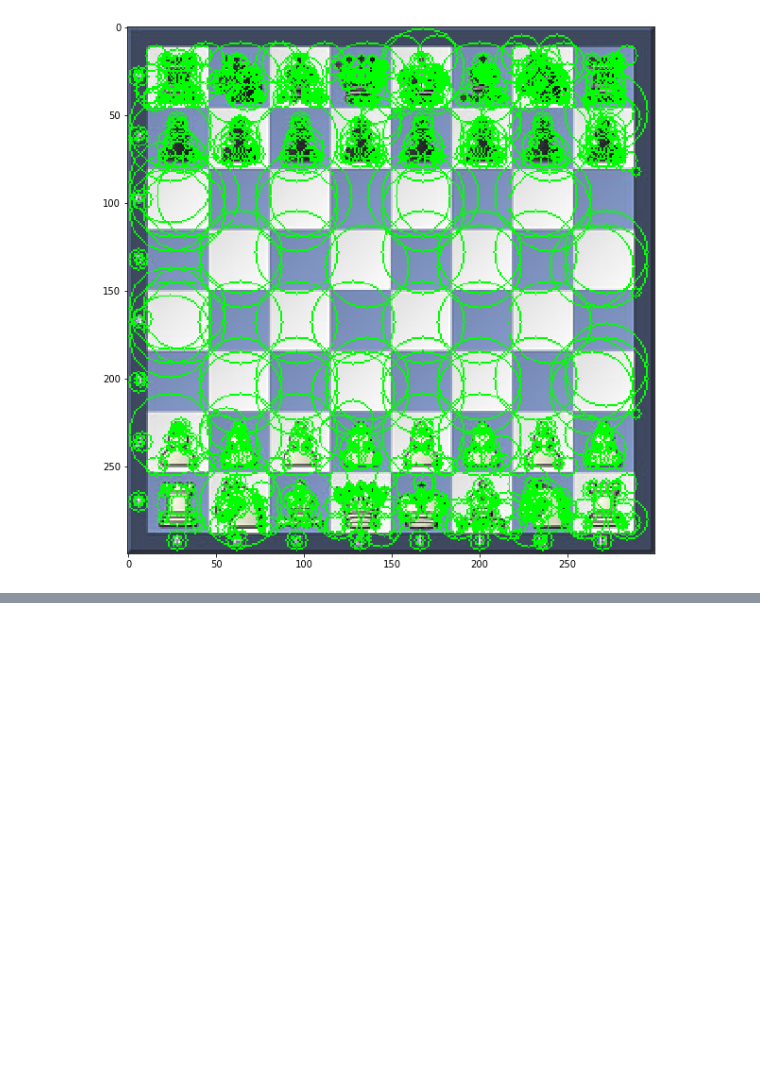
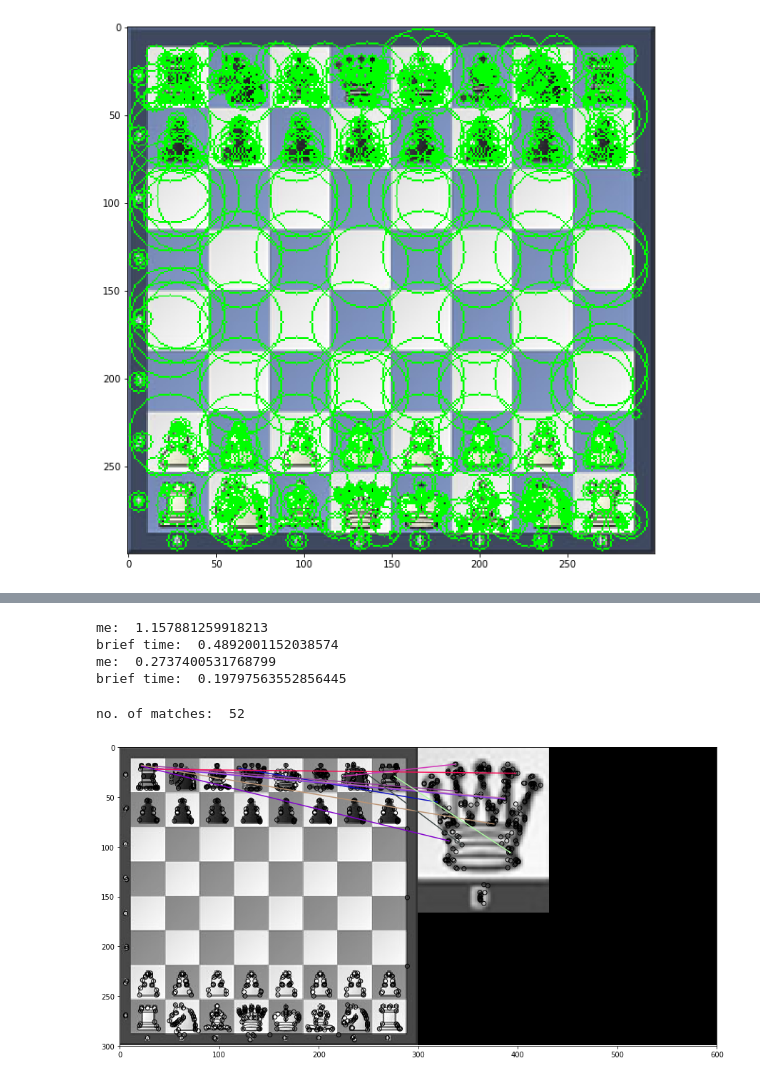
Before and after one commit to AhmedHisham1/ORB-feature-matching, a Jupyter notebook: Notebook.ipynb, the cells around one changed output, grey strips where cells are left out. Saved outputs shown, nothing was run; the diff lists cells and outputs as text; code cells hidden in the pictures; blank space fills up the shorter version.

Commit message:
match

```diff
--- a/Notebook.ipynb
+++ b/Notebook.ipynb
@@ -151,2 +151,46 @@ orientations time:  0.36762523651123047
 [figure]
 [figure]
+# %%
+img1 = cv2.imread('images/chess.jpg')
+original_img = cv2.cvtColor(img1, cv2.COLOR_BGR2RGB)
+img1 = cv2.cvtColor(img1, cv2.COLOR_BGR2RGB)
+gray1 = cv2.cvtColor(img1, cv2.COLOR_RGB2GRAY)
+
+t1 = time()
+keypoints1 = FAST(gray1, N=9, threshold=0.15, nms_window=3)
+print('me: ', time()-t1)
+
+t4 = time()
+d1 = BRIEF(gray1, keypoints1, n=512)
+print('brief time: ', time()-t4)
+
+img2 = cv2.imread('images/chess2.jpg')
+original_img = cv2.cvtColor(img2, cv2.COLOR_BGR2RGB)
+img2 = cv2.cvtColor(img2, cv2.COLOR_BGR2RGB)
+gray2 = cv2.cvtColor(img2, cv2.COLOR_RGB2GRAY)
+
+t1 = time()
+keypoints2 = FAST(gray2, N=9, threshold=0.15, nms_window=3)
+print('me: ', time()-t1)
+
+t4 = time()
+d2 = BRIEF(gray2, keypoints2, n=512)
+print('brief time: ', time()-t4)
+# %% [output]
+me:  1.157881259918213
+brief time:  0.4892001152038574
+me:  0.2737400531768799
+brief time:  0.19797563552856445
+# %%
+from skimage.feature import plot_matches
+
+matches = match(d1,d2, cross_check=True)
+print('no. of matches: ', matches.shape[0])
+
+fig = plt.figure(figsize=(15.0, 20.0))
+ax = fig.add_subplot(1,1,1)
+
+plot_matches(ax, gray1, gray2, np.flip(keypoints1, 1), np.flip(keypoints2, 1), matches[:10])
+# %% [output]
+no. of matches:  52
+[figure, added]
```
Also changed, not shown: parts of 3 cells of this notebook, 5 other files.
